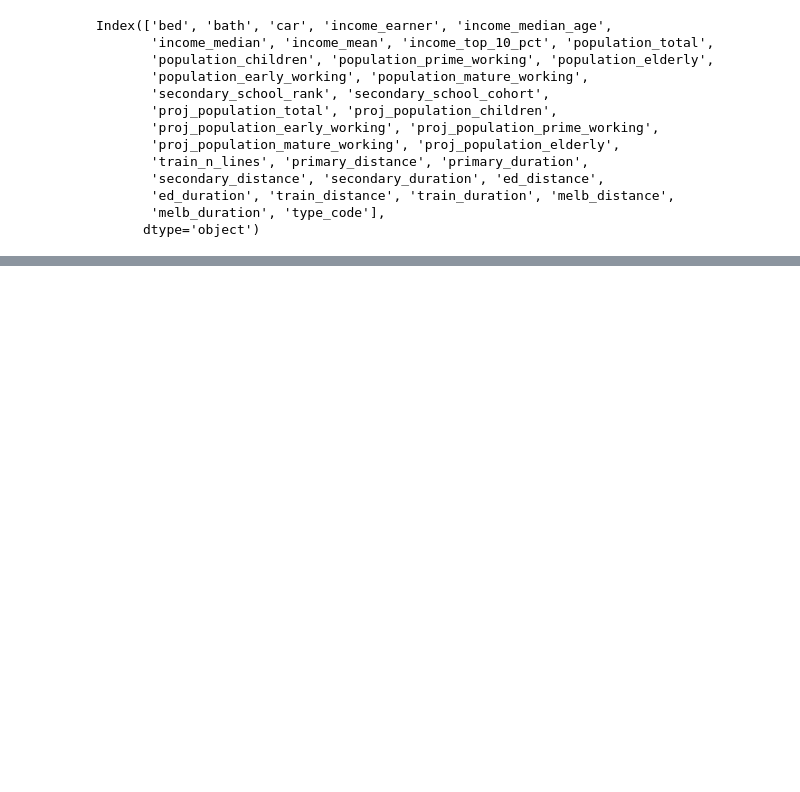
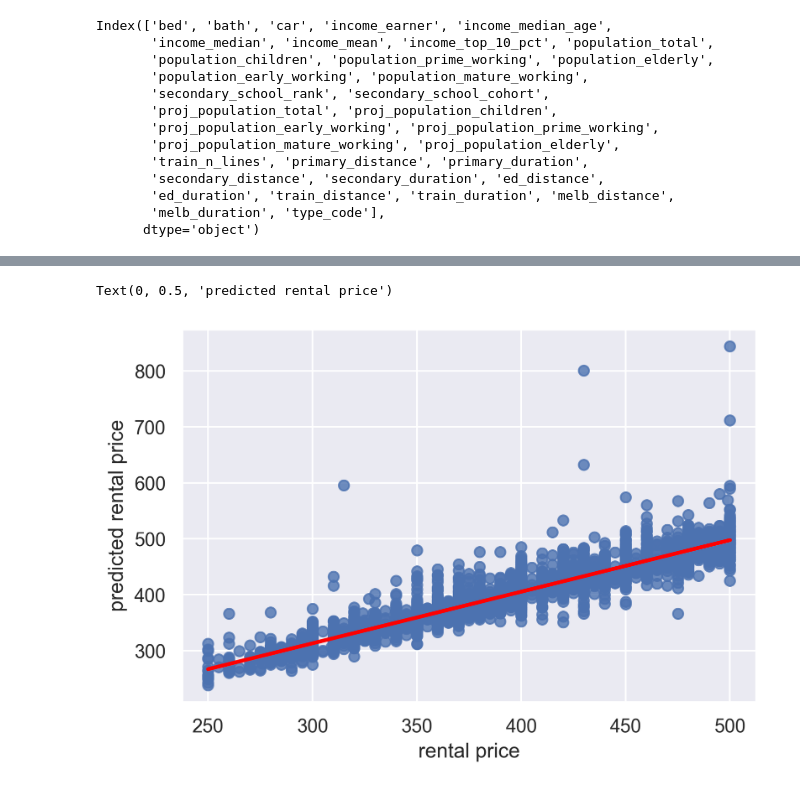
Before and after one commit to MAST30034-Applied-Data-Science/generic-real-estate-consulting-project-group-0, a Jupyter notebook: models/random_forest.ipynb, the cells around one changed output, grey strips where cells are left out. Drawn from its saved outputs; the diff is of its cells as text; code cells hidden in the pictures; blank space fills up the shorter version.

```diff
--- a/models/random_forest.ipynb
+++ b/models/random_forest.ipynb
@@ -131,0 +131,2 @@ import _pickle as cPickle
+# %%
+compare_df = pd.DataFrame({'gt': y.tolist(), 'prediction': predictions.tolist()})
@@ -131,0 +157,3 @@ import _pickle as cPickle
+# %%
+compare_df = compare_df[compare_df['gt'] <= y.quantile(0.99)]
+compare_df = compare_df[compare_df['gt'] >= y.quantile(0.01)]
@@ -131,0 +180,12 @@ import _pickle as cPickle
+# %%
+sample = compare_df.sample(n = 3000)
+# %%
+import seaborn as sns
+sns.set(rc={"figure.dpi":300, 'savefig.dpi':300})
+sns_plot = sns.regplot(sample['gt'],sample['prediction'], line_kws={"color": "red"})
+
+sns_plot.set_xlabel('rental price')
+sns_plot.set_ylabel('predicted rental price')
+# %% [output]
+Text(0, 0.5, 'predicted rental price')
+[figure, added]
```
Also changed, not shown: parts of 11 cells of this notebook, 2 other files.
